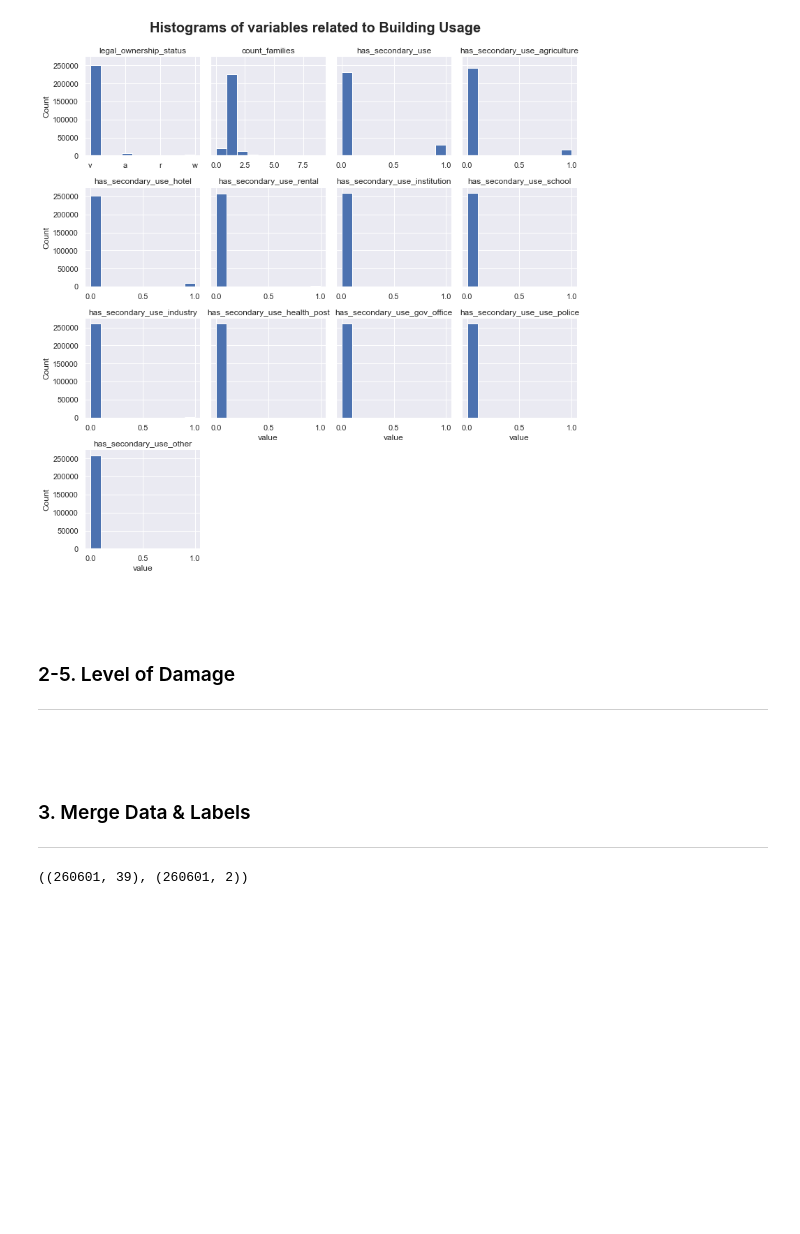
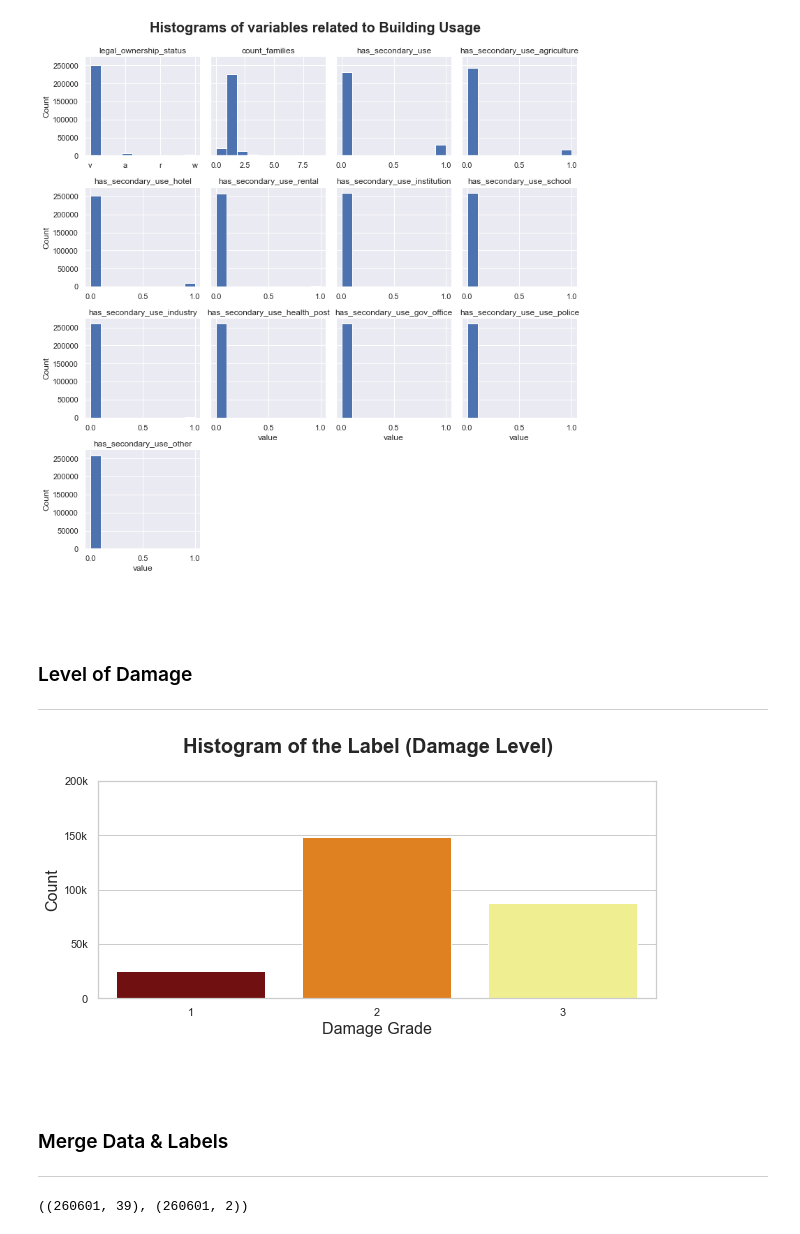
Before and after one commit to hss0727/driven_data_richters_predictor, a Jupyter notebook: eda.ipynb, the cells around one changed output. Saved outputs shown, nothing was run; the diff lists cells and outputs as text; code cells hidden in the pictures; blank space fills up the shorter version.

```diff
--- a/eda.ipynb
+++ b/eda.ipynb
@@ -166,12 +142,29 @@ plt.show()
 # %% [markdown]
 <br>
 <br>
-<h3>2-5. Level of Damage</h3>
+<h3>Level of Damage</h3>
 <hr>
+# %%
+fig, ax = plt.subplots(figsize=(10,4))
+sns.set(style="whitegrid")
+sns.set_palette("afmhot",3)
+ax = sns.countplot(x=train_labels['damage_grade'])
+ax.set_xlabel('Damage Grade', fontsize=16)
+ax.set_ylabel('Count', fontsize=16)
+ax.set_yticks([0,50000, 100000, 150000, 200000])
+ax.set_yticklabels(['0', '50k', '100k', '150k', '200k'])
+plt.suptitle("Histogram of the Label (Damage Level)",
+              fontsize=20, fontweight='bold', y=1.03)
+
+
+plt.savefig("./figs/damage_level.png", bbox_inches='tight')
+plt.show()
+# %% [output]
+[figure, added]
 # %% [markdown]
 <br>
 <br>
-<h3>3. Merge Data & Labels</h3>
+<h3>Merge Data & Labels</h3>
 <hr>
 # %%
 train_values.shape, train_labels.shape
```
Also changed, not shown: parts of 13 cells of this notebook, 4 other files.
